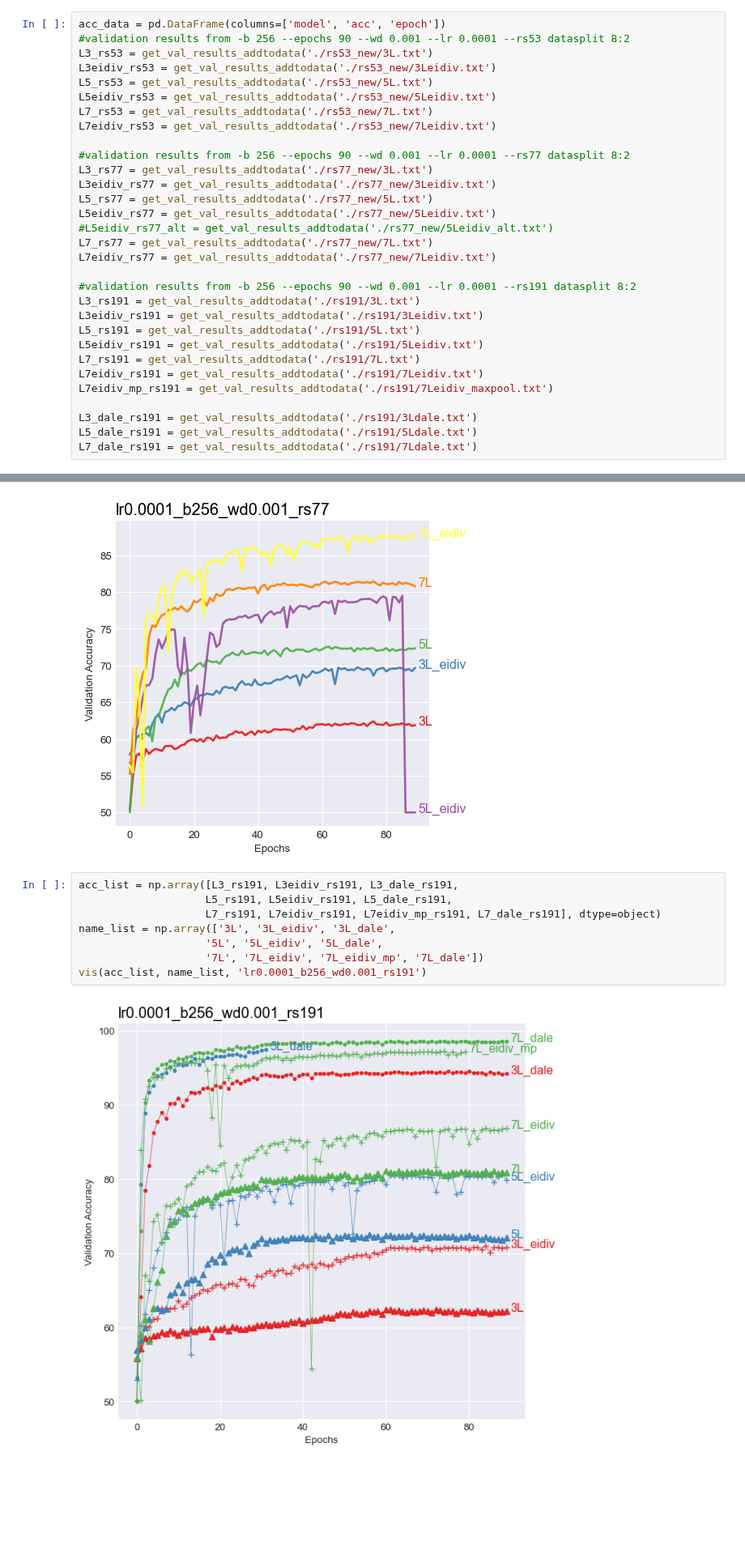
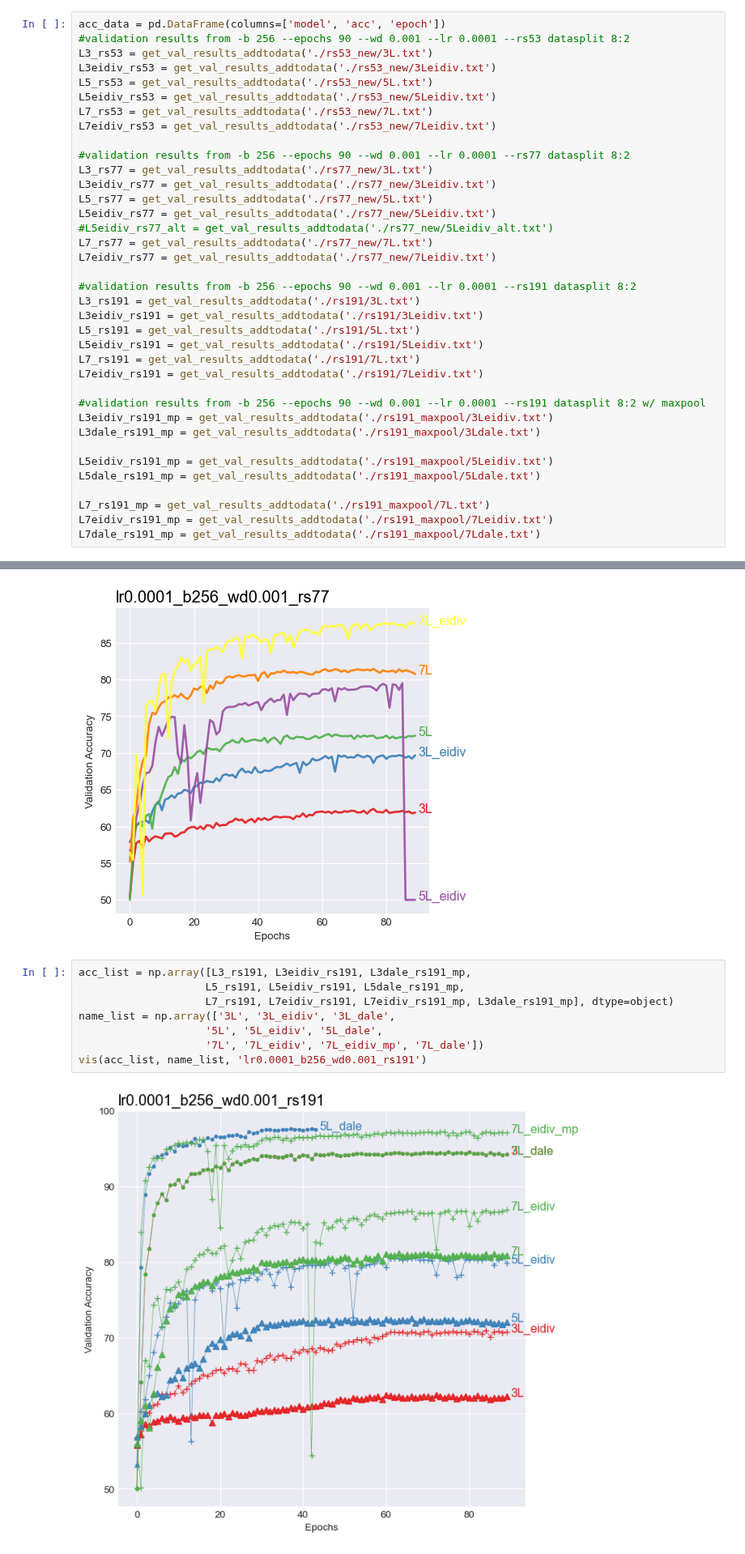
Before and after one commit to hiyuantang/marked_long, a Jupyter notebook: results/vis.ipynb, the cells around one changed output, grey strips where cells are left out. Shown at 81% size. Saved outputs shown, nothing was run; the diff lists cells and outputs as text; blank space fills up the shorter version.

Commit message:
upload new results, reset data structure, new vis

```diff
--- a/results/vis.ipynb
+++ b/results/vis.ipynb
@@ -87,11 +87,17 @@ L5_rs191 = get_val_results_addtodata('./rs191/5L.txt')
 L5eidiv_rs191 = get_val_results_addtodata('./rs191/5Leidiv.txt')
 L7_rs191 = get_val_results_addtodata('./rs191/7L.txt')
 L7eidiv_rs191 = get_val_results_addtodata('./rs191/7Leidiv.txt')
-L7eidiv_mp_rs191 = get_val_results_addtodata('./rs191/7Leidiv_maxpool.txt')
 
-L3_dale_rs191 = get_val_results_addtodata('./rs191/3Ldale.txt')
-L5_dale_rs191 = get_val_results_addtodata('./rs191/5Ldale.txt')
-L7_dale_rs191 = get_val_results_addtodata('./rs191/7Ldale.txt')
+#validation results from -b 256 --epochs 90 --wd 0.001 --lr 0.0001 --rs191 datasplit 8:2 w/ maxpool
+L3eidiv_rs191_mp = get_val_results_addtodata('./rs191_maxpool/3Leidiv.txt')
+L3dale_rs191_mp = get_val_results_addtodata('./rs191_maxpool/3Ldale.txt')
+
+L5eidiv_rs191_mp = get_val_results_addtodata('./rs191_maxpool/5Leidiv.txt')
+L5dale_rs191_mp = get_val_results_addtodata('./rs191_maxpool/5Ldale.txt')
+
+L7_rs191_mp = get_val_results_addtodata('./rs191_maxpool/7L.txt')
+L7eidiv_rs191_mp = get_val_results_addtodata('./rs191_maxpool/7Leidiv.txt')
+L7dale_rs191_mp = get_val_results_addtodata('./rs191_maxpool/7Ldale.txt')
 # %%
 #get mean from each model
 L3_mean, L3_std = get_mean_std_at_epoch(L3_rs53, L3_rs77, L3_rs191, epoch=epoch_global)
@@ -113,15 +129,15 @@ vis(acc_list, name_list, 'lr0.0001_b256_wd0.001_rs77')
 # %% [output]
 [figure]
 # %%
-acc_list = np.array([L3_rs191, L3eidiv_rs191, L3_dale_rs191,
-                    L5_rs191, L5eidiv_rs191, L5_dale_rs191,
-                    L7_rs191, L7eidiv_rs191, L7eidiv_mp_rs191, L7_dale_rs191], dtype=object)
+acc_list = np.array([L3_rs191, L3eidiv_rs191, L3dale_rs191_mp,
+                    L5_rs191, L5eidiv_rs191, L5dale_rs191_mp,
+                    L7_rs191, L7eidiv_rs191, L7eidiv_rs191_mp, L3dale_rs191_mp], dtype=object)
 name_list = np.array(['3L', '3L_eidiv', '3L_dale',
                     '5L', '5L_eidiv', '5L_dale',
                     '7L', '7L_eidiv', '7L_eidiv_mp', '7L_dale'])
 vis(acc_list, name_list, 'lr0.0001_b256_wd0.001_rs191')
 # %% [output]
-[figure, old version]
+[figure, new version]
 # %%
 dpi = 100
 plt.figure(figsize=(700/dpi, 700/dpi), dpi=dpi)
```
Also changed, not shown: parts of 1 cell of this notebook, 8 other files.
